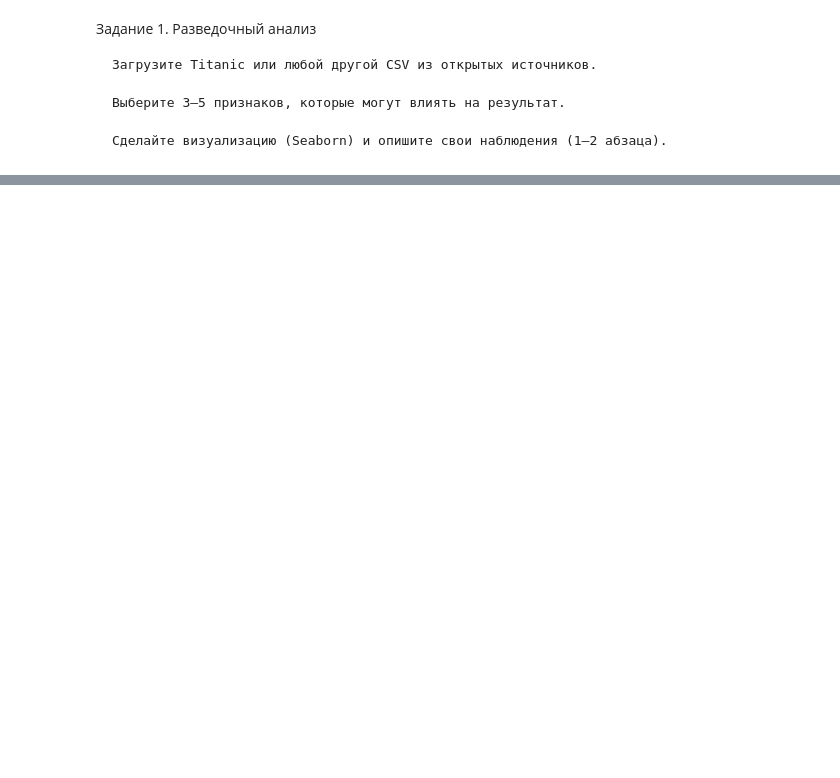
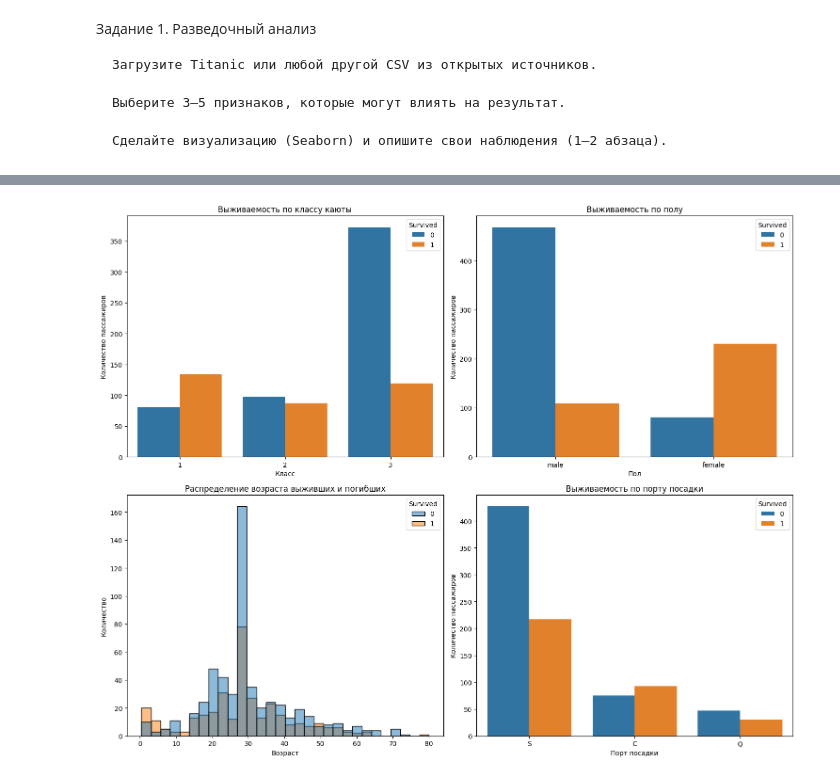
Before and after one commit to StepanPro999636/bool_bool, a Jupyter notebook: homework/homework_lesson4_Lazarenko_Stephan.ipynb, the cells around one changed output, grey strips where cells are left out. Drawn from its saved outputs; the diff is of its cells as text; code cells hidden in the pictures; blank space fills up the shorter version.

```diff
--- a/homework/homework_lesson4_Lazarenko_Stephan.ipynb
+++ b/homework/homework_lesson4_Lazarenko_Stephan.ipynb
@@ -35,0 +26,12 @@ tit
+# %%
+#выбираем признаки для анализа
+selected_features = ['Pclass', 'Sex', 'Age', 'Fare', 'Embarked', 'Survived']
+titanic_clean = titanic[selected_features].copy()
+
+#заполняем пропуски в Age медианным значением, удаляем строки с пропусками в Embarked
+titanic_clean['Age'] = titanic_clean['Age'].fillna(titanic_clean['Age'].median())
+titanic_clean = titanic_clean.dropna(subset=['Embarked'])
+
+print("\nПропущенные значения после очистки:")
+print(titanic_clean.isnull().sum())
+print(f"\nРазмер датасета после очистки: {len(titanic_clean)}")
@@ -35,0 +58,32 @@ tit
+# %%
+# Визуализация данных
+fig, axes = plt.subplots(2, 2, figsize=(15, 12))
+
+# 1. Выживаемость по классу
+sns.countplot(data=titanic_clean, x='Pclass', hue='Survived', ax=axes[0,0])
+axes[0,0].set_title('Выживаемость по классу каюты')
+axes[0,0].set_xlabel('Класс')
+axes[0,0].set_ylabel('Количество пассажиров')
+
+# 2. Выживаемость по полу
+sns.countplot(data=titanic_clean, x='Sex', hue='Survived', ax=axes[0,1])
+axes[0,1].set_title('Выживаемость по полу')
+axes[0,1].set_xlabel('Пол')
+axes[0,1].set_ylabel('Количество пассажиров')
+
+# 3. Распределение возраста выживших и погибших
+sns.histplot(data=titanic_clean, x='Age', hue='Survived', bins=30, ax=axes[1,0])
+axes[1,0].set_title('Распределение возраста выживших и погибших')
+axes[1,0].set_xlabel('Возраст')
+axes[1,0].set_ylabel('Количество')
+
+# 4. Выживаемость по порту посадки
+sns.countplot(data=titanic_clean, x='Embarked', hue='Survived', ax=axes[1,1])
+axes[1,1].set_title('Выживаемость по порту посадки')
+axes[1,1].set_xlabel('Порт посадки')
+axes[1,1].set_ylabel('Количество пассажиров')
+
+plt.tight_layout()
+plt.show()
+# %% [output]
+[figure, added]
```
Also changed, not shown: parts of 13 cells of this notebook.
